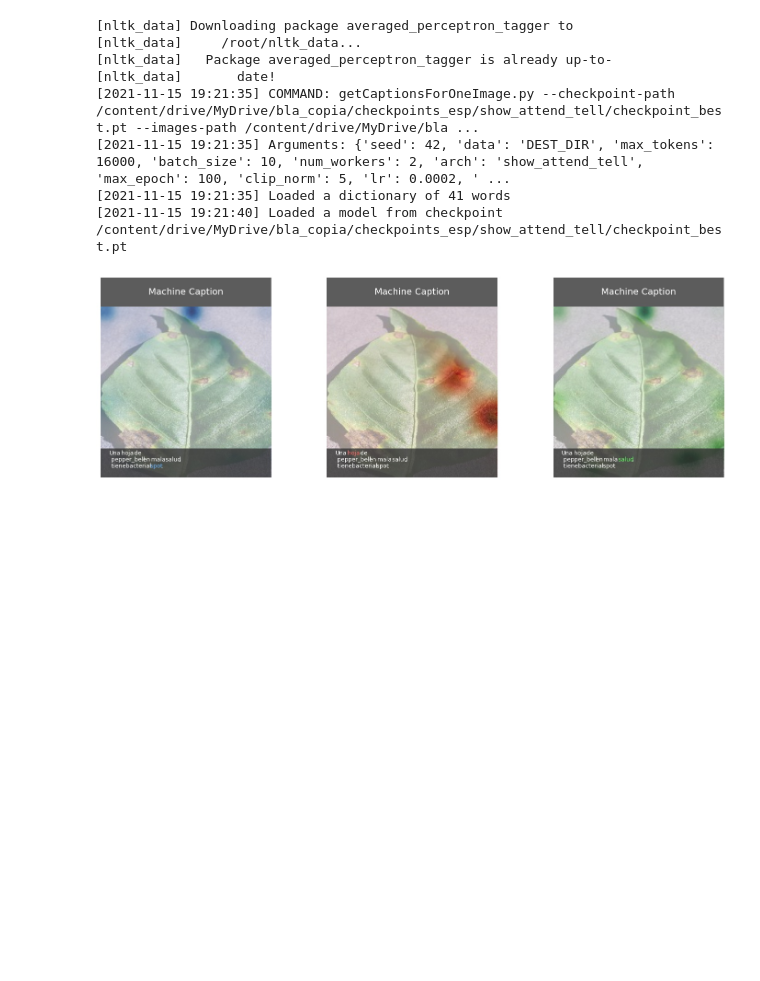
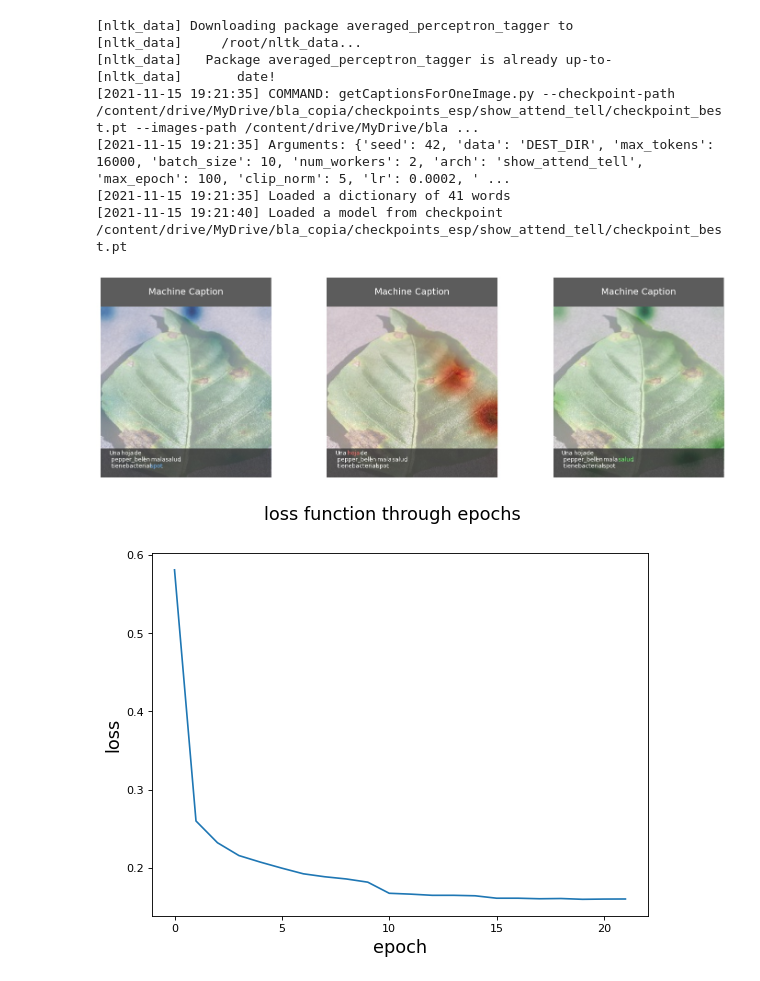
Before and after one commit to guidoivetta/attention-mechanisms-as-baseline-for-VQA, a Jupyter notebook: plantVillage_captioner.ipynb, the cells around one changed output. Cells and saved outputs as stored; diff of their text form; code cells hidden in the pictures; blank space fills up the shorter version.

```diff
--- a/plantVillage_captioner.ipynb
+++ b/plantVillage_captioner.ipynb
@@ -133,3 +133,16 @@ from IPython.display import Image
 Image(filename='/content/drive/MyDrive/bla_copia/IMAGES_TO_CAPTION/image/1_CAPTIONED.jpg')
 # %% [output]
 [figure]
+# %%
+import matplotlib.pyplot as plt
+
+loss_data = [0.5808, 0.2599, 0.2321, 0.2157, 0.2073, 0.1996, 0.1924, 0.1886, 0.1858, 0.1817, 0.1675, 0.1664, 0.1649, 0.1649, 0.1643, 0.1612, 0.1612, 0.1605, 0.1608, 0.1598, 0.1601, 0.1602]
+
+fig = plt.figure(figsize=(8, 6), dpi=80)
+plt.plot(loss_data)
+fig.suptitle('loss function through epochs', fontsize=16)
+plt.xlabel('epoch', fontsize=16)
+plt.ylabel('loss', fontsize=16)
+plt.show()
+# %% [output]
+[figure, added]
```
Also changed, not shown: parts of 3 cells of this notebook.
